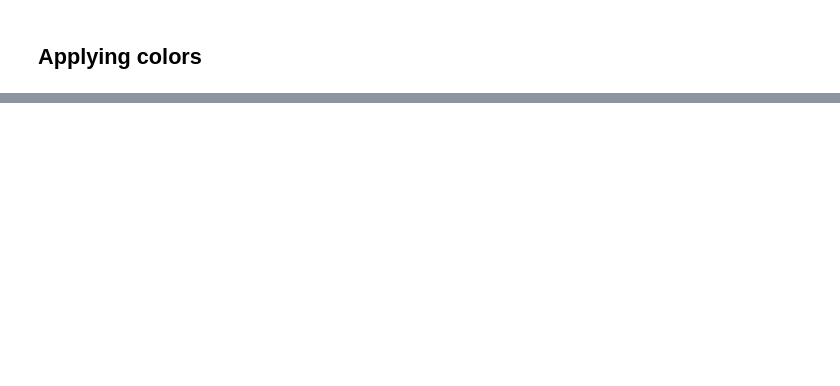
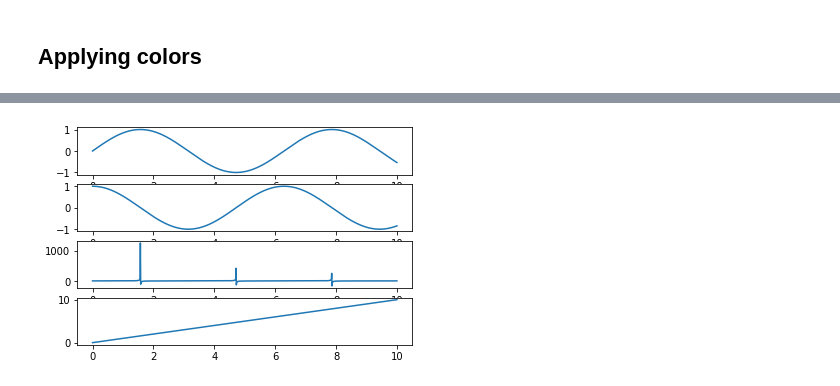
Before and after one commit to OtherHorizon/CSE-Sem-5-Notes, a Jupyter notebook: machine Learning/Practical/DataVisualisation-1.ipynb, the cells around one changed output, grey strips where cells are left out. Cells and saved outputs as stored; diff of their text form; code cells hidden in the pictures; blank space fills up the shorter version.

```diff
--- a/machine Learning/Practical/DataVisualisation-1.ipynb
+++ b/machine Learning/Practical/DataVisualisation-1.ipynb
@@ -71,0 +104,19 @@ plt.show()
+# %%
+
+x = np.arange(0,10,0.01)
+
+plt.subplot(4,1,1) # 3 rows, 1 column, 1st subplot
+plt.plot(x,np.sin(x)) # y = np.sin(x)
+
+plt.subplot(4,1,2) # 3 rows, 1 column, 2nd subplot
+plt.plot(x,np.cos(x))
+
+plt.subplot(4,1,3) # 3 rows, 1 column, 3rd subplot
+plt.plot(x,np.tan(x))
+
+plt.subplot(4,1,4) # 3 rows, 1 column, 3rd subplot
+plt.plot(x,x)
+
+plt.show()
+# %% [output]
+[figure, added]
```
Also changed, not shown: parts of 6 cells of this notebook.
